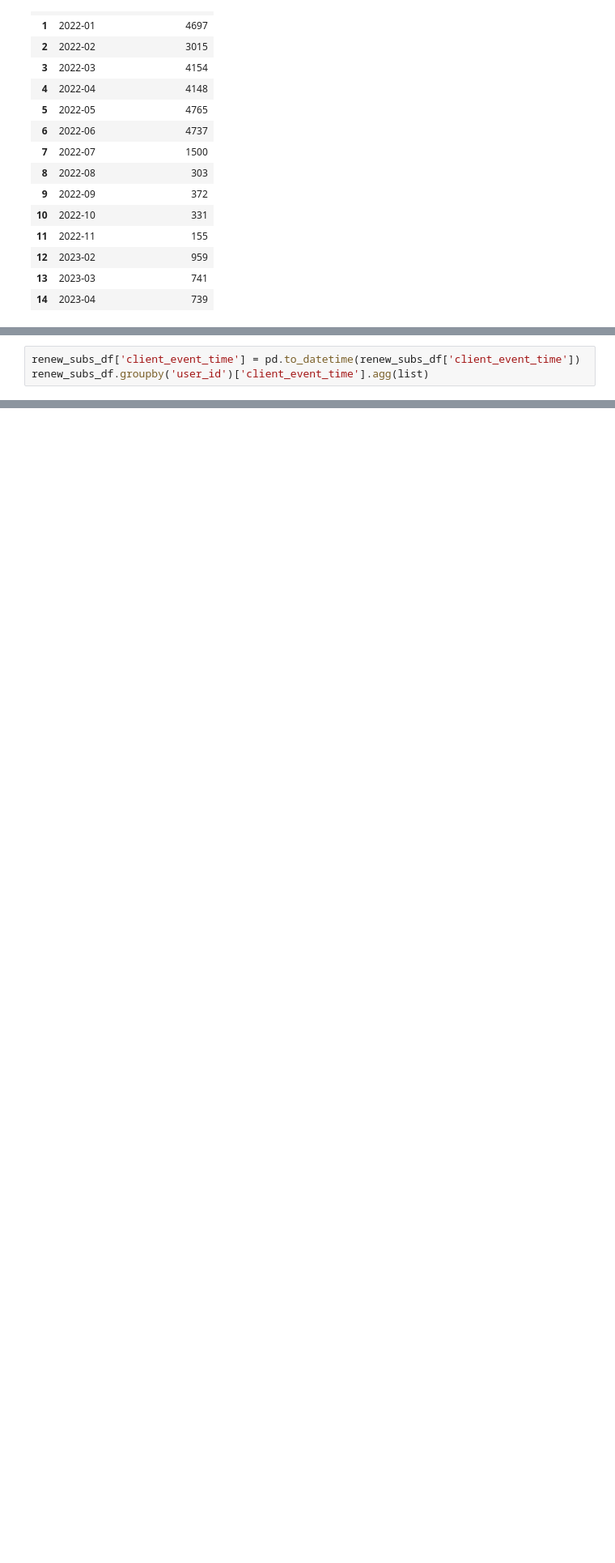
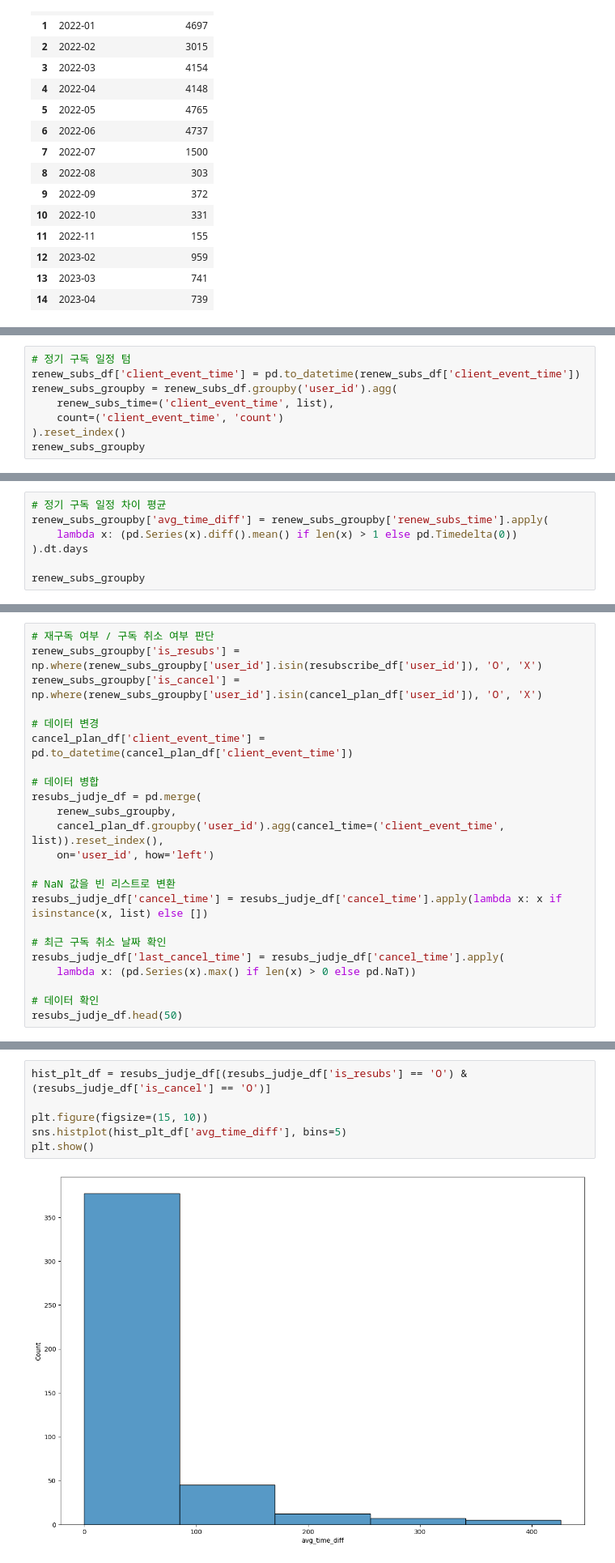
Before and after one commit to saeraniren/intermediate_project, a Jupyter notebook: lwc_main.ipynb, the cells around one changed output, grey strips where cells are left out. Shown at 81% size. Saved outputs shown, nothing was run; the diff lists cells and outputs as text; blank space fills up the shorter version.

```diff
--- a/lwc_main.ipynb
+++ b/lwc_main.ipynb
@@ -1277,4 +1363,9 @@ free_trial_df_groupby
 # %%
+# 정기 구독 일정 텀
 renew_subs_df['client_event_time'] = pd.to_datetime(renew_subs_df['client_event_time'])
-renew_subs_df.groupby('user_id')['client_event_time'].agg(list)
+renew_subs_groupby = renew_subs_df.groupby('user_id').agg(
+    renew_subs_time=('client_event_time', list),
+    count=('client_event_time', 'count')
+).reset_index()
+renew_subs_groupby
 # %% [output]
@@ -1293,0 +1385,7 @@ Name: client_event_time, Length: 7498, dtype: object
+# %%
+# 정기 구독 일정 차이 평균
+renew_subs_groupby['avg_time_diff'] = renew_subs_groupby['renew_subs_time'].apply(
+    lambda x: (pd.Series(x).diff().mean() if len(x) > 1 else pd.Timedelta(0))
+).dt.days
+
+renew_subs_groupby
@@ -1293,0 +1406,23 @@ Name: client_event_time, Length: 7498, dtype: object
+# %%
+# 재구독 여부 / 구독 취소 여부 판단
+renew_subs_groupby['is_resubs'] = np.where(renew_subs_groupby['user_id'].isin(resubscribe_df['user_id']), 'O', 'X')
+renew_subs_groupby['is_cancel'] = np.where(renew_subs_groupby['user_id'].isin(cancel_plan_df['user_id']), 'O', 'X')
+
+# 데이터 변경
+cancel_plan_df['client_event_time'] = pd.to_datetime(cancel_plan_df['client_event_time'])
+
+# 데이터 병합
+resubs_judje_df = pd.merge(
+    renew_subs_groupby,
+    cancel_plan_df.groupby('user_id').agg(cancel_time=('client_event_time', list)).reset_index(),
+    on='user_id', how='left')
+
+# NaN 값을 빈 리스트로 변환
+resubs_judje_df['cancel_time'] = resubs_judje_df['cancel_time'].apply(lambda x: x if isinstance(x, list) else [])
+
+# 최근 구독 취소 날짜 확인
+resubs_judje_df['last_cancel_time'] = resubs_judje_df['cancel_time'].apply(
+    lambda x: (pd.Series(x).max() if len(x) > 0 else pd.NaT))
+
+# 데이터 확인
+resubs_judje_df.head(50)
@@ -1294,3 +1463,11 @@ Name: client_event_time, Length: 7498, dtype: object
+# %%
+hist_plt_df = resubs_judje_df[(resubs_judje_df['is_resubs'] == 'O') & (resubs_judje_df['is_cancel'] == 'O')]
+
+plt.figure(figsize=(15, 10))
+sns.histplot(hist_plt_df['avg_time_diff'], bins=5)
+plt.show()
+# %% [output]
+[figure, added]
 # %% [markdown]
 ---
 ## AARRR Funnel
```
Also changed, not shown: parts of 18 cells of this notebook.
